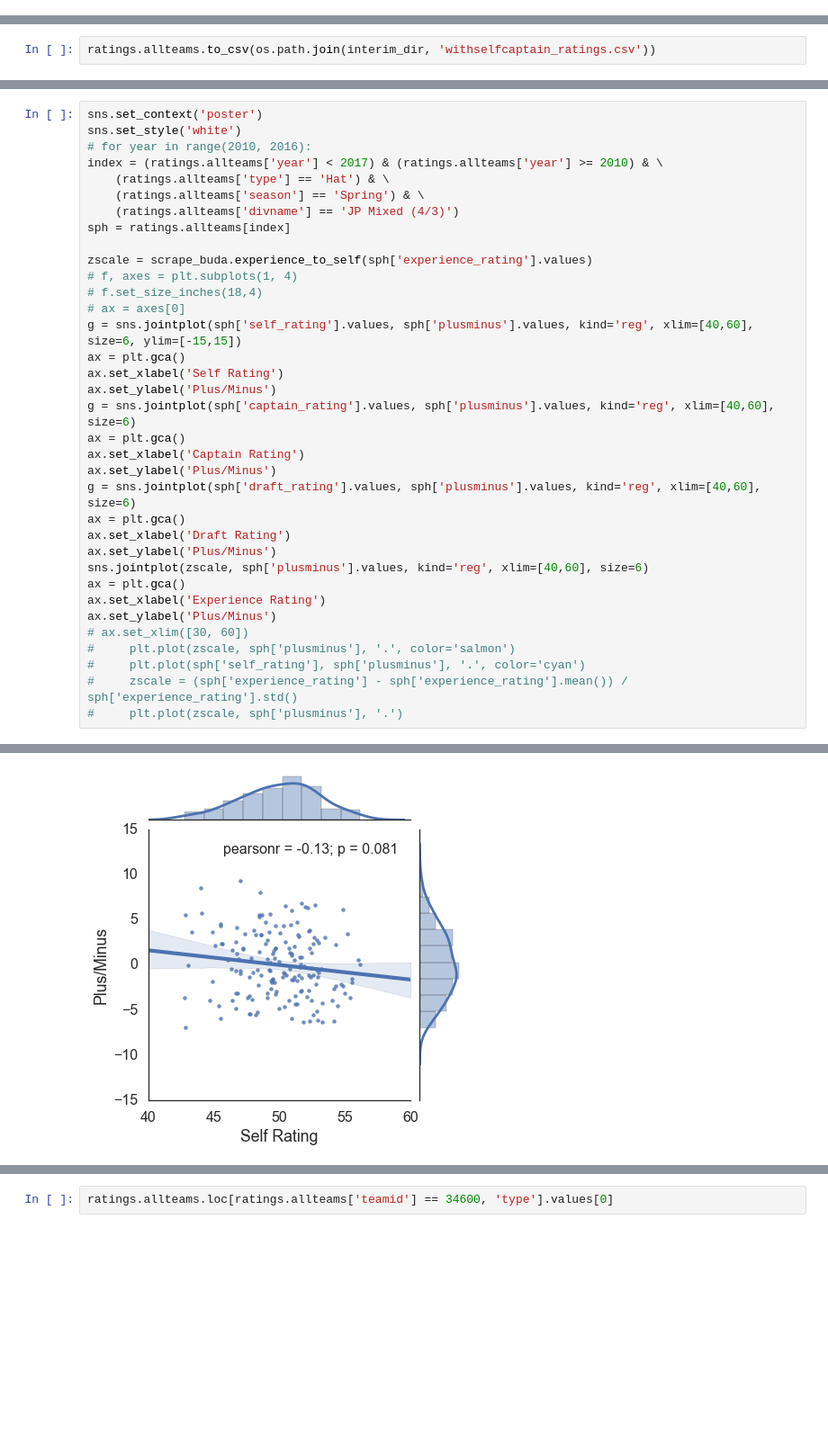
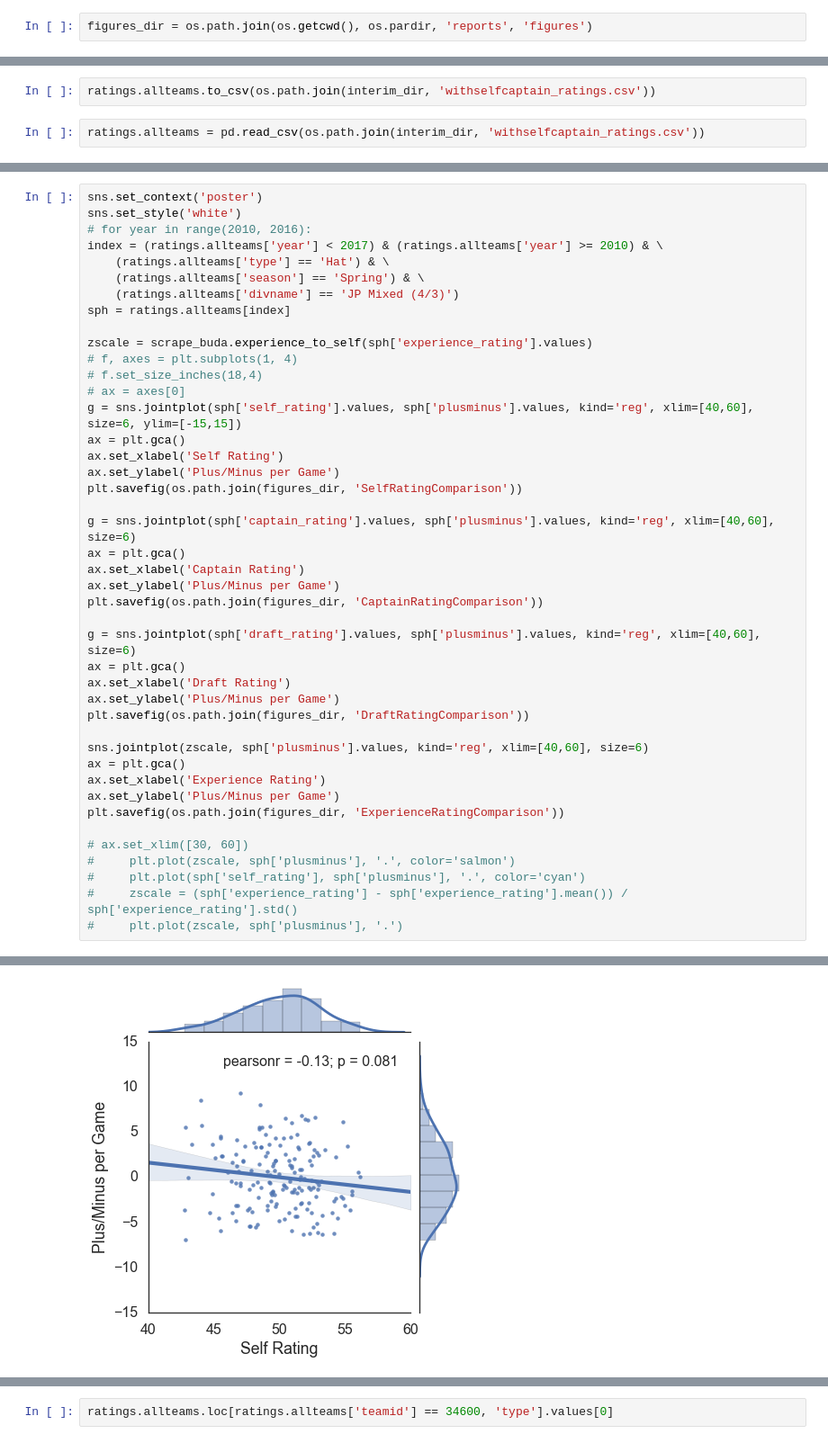
Before and after one commit to rybesh/buda-ratings, a Jupyter notebook: notebooks/Self Ratings.ipynb, the cells around one changed output, grey strips where cells are left out. Shown at 90% size. Saved outputs shown, nothing was run; the diff lists cells and outputs as text; blank space fills up the shorter version.

```diff
--- a/notebooks/Self Ratings.ipynb
+++ b/notebooks/Self Ratings.ipynb
@@ -23,6 +23,8 @@ from tqdm import tqdm
 %aimport scrape_buda
 # %%
 interim_dir = os.path.join(os.getcwd(), os.pardir, 'data', 'interim')
+# %%
+figures_dir = os.path.join(os.getcwd(), os.pardir, 'reports', 'figures')
 # %%
 from scrape_buda import BudaRating
 # %%
@@ -33,6 +35,8 @@ ratings.load_buda(prefix)
 ratings.predicted_rating()
 # %%
 ratings.allteams.to_csv(os.path.join(interim_dir, 'withselfcaptain_ratings.csv'))
+# %%
+ratings.allteams = pd.read_csv(os.path.join(interim_dir, 'withselfcaptain_ratings.csv'))
 # %%
 sns.set_context('poster')
 sns.set_style('white')
@@ -73,19 +83,27 @@ zscale = scrape_buda.experience_to_self(sph['experience_rating'].values)
 g = sns.jointplot(sph['self_rating'].values, sph['plusminus'].values, kind='reg', xlim=[40,60], size=6, ylim=[-15,15])
 ax = plt.gca()
 ax.set_xlabel('Self Rating')
-ax.set_ylabel('Plus/Minus')
+ax.set_ylabel('Plus/Minus per Game')
+plt.savefig(os.path.join(figures_dir, 'SelfRatingComparison'))
+
 g = sns.jointplot(sph['captain_rating'].values, sph['plusminus'].values, kind='reg', xlim=[40,60], size=6)
 ax = plt.gca()
 ax.set_xlabel('Captain Rating')
-ax.set_ylabel('Plus/Minus')
+ax.set_ylabel('Plus/Minus per Game')
+plt.savefig(os.path.join(figures_dir, 'CaptainRatingComparison'))
+
 g = sns.jointplot(sph['draft_rating'].values, sph['plusminus'].values, kind='reg', xlim=[40,60], size=6)
 ax = plt.gca()
 ax.set_xlabel('Draft Rating')
-ax.set_ylabel('Plus/Minus')
+ax.set_ylabel('Plus/Minus per Game')
+plt.savefig(os.path.join(figures_dir, 'DraftRatingComparison'))
+
 sns.jointplot(zscale, sph['plusminus'].values, kind='reg', xlim=[40,60], size=6)
 ax = plt.gca()
 ax.set_xlabel('Experience Rating')
-ax.set_ylabel('Plus/Minus')
+ax.set_ylabel('Plus/Minus per Game')
+plt.savefig(os.path.join(figures_dir, 'ExperienceRatingComparison'))
+
 # ax.set_xlim([30, 60])
 #     plt.plot(zscale, sph['plusminus'], '.', color='salmon')
 #     plt.plot(sph['self_rating'], sph['plusminus'], '.', color='cyan')
@@ -96 +113 @@ ax.set_ylabel('Plus/Minus')
-[figure, old version]
+[figure, new version]
```
Also changed, not shown: parts of 2 cells of this notebook, 12 other files.
